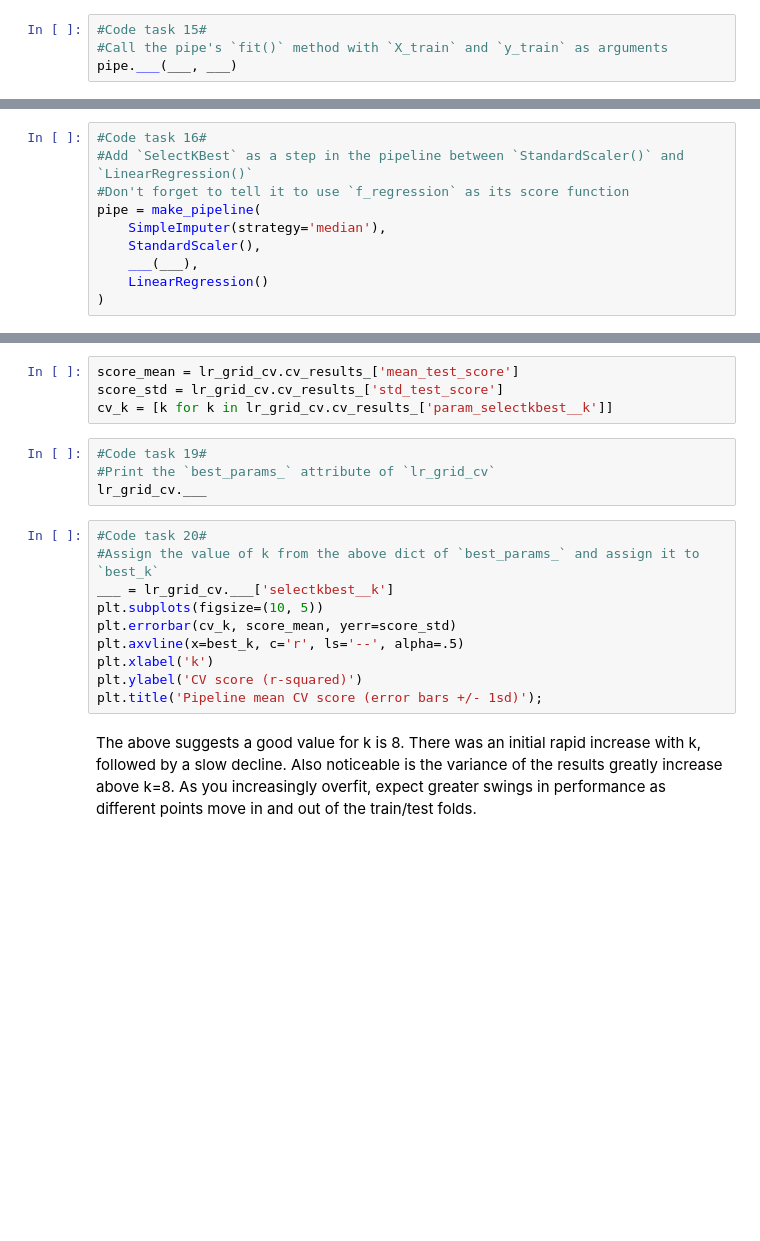
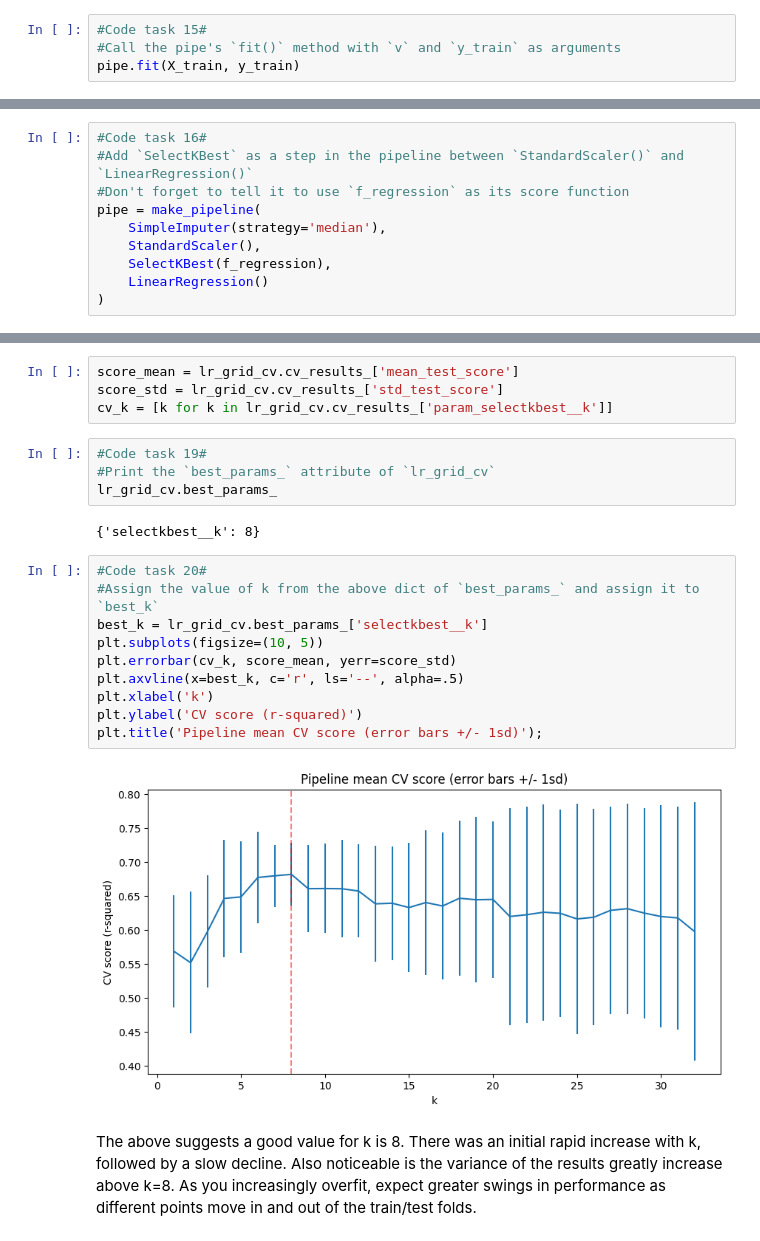
Before and after one commit to madmaxtoastflytiger/DataScienceGuidedCapstone, a Jupyter notebook: Notebooks/04_preprocessing_and_training.ipynb, the cells around one changed output, grey strips where cells are left out. Saved outputs shown, nothing was run; the diff lists cells and outputs as text; blank space fills up the shorter version.

```diff
--- a/Notebooks/04_preprocessing_and_training.ipynb
+++ b/Notebooks/04_preprocessing_and_training.ipynb
@@ -647,5 +665,5 @@ hasattr(pipe, 'fit'), hasattr(pipe, 'predict')
 Here, a single call to the pipeline's `fit()` method combines the steps of learning the imputation (determining what values to use to fill the missing ones), the scaling (determining the mean to subtract and the variance to divide by), and then training the model. It does this all in the one call with the training data as arguments.
 # %%
 #Code task 15#
-#Call the pipe's `fit()` method with `X_train` and `y_train` as arguments
-pipe.___(___, ___)
+#Call the pipe's `fit()` method with `v` and `y_train` as arguments
+pipe.fit(X_train, y_train)
@@ -704,7 +726,7 @@ Redefine your pipeline to include this feature selection step:
 pipe = make_pipeline(
     SimpleImputer(strategy='median'),
     StandardScaler(),
-    ___(___),
+    SelectKBest(f_regression),
     LinearRegression()
 )
 # %% [markdown]
@@ -844,17 +868,21 @@ cv_k = [k for k in lr_grid_cv.cv_results_['param_selectkbest__k']]
 # %%
 #Code task 19#
 #Print the `best_params_` attribute of `lr_grid_cv`
-lr_grid_cv.___
+lr_grid_cv.best_params_
+# %% [output]
+{'selectkbest__k': 8}
 # %%
 #Code task 20#
 #Assign the value of k from the above dict of `best_params_` and assign it to `best_k`
-___ = lr_grid_cv.___['selectkbest__k']
+best_k = lr_grid_cv.best_params_['selectkbest__k']
 plt.subplots(figsize=(10, 5))
 plt.errorbar(cv_k, score_mean, yerr=score_std)
 plt.axvline(x=best_k, c='r', ls='--', alpha=.5)
 plt.xlabel('k')
 plt.ylabel('CV score (r-squared)')
 plt.title('Pipeline mean CV score (error bars +/- 1sd)');
+# %% [output]
+[figure, added]
 # %% [markdown]
 The above suggests a good value for k is 8. There was an initial rapid increase with k, followed by a slow decline. Also noticeable is the variance of the results greatly increase above k=8. As you increasingly overfit, expect greater swings in performance as different points move in and out of the train/test folds.
 # %% [markdown]
```
Also changed, not shown: parts of 29 cells of this notebook, 1 other file.
